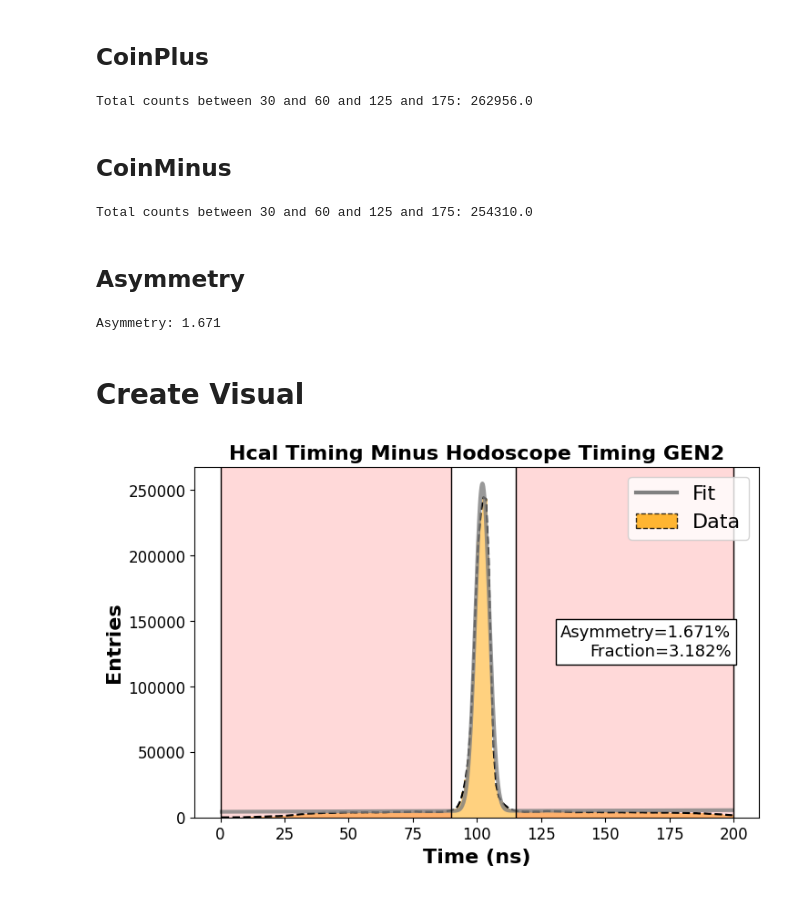
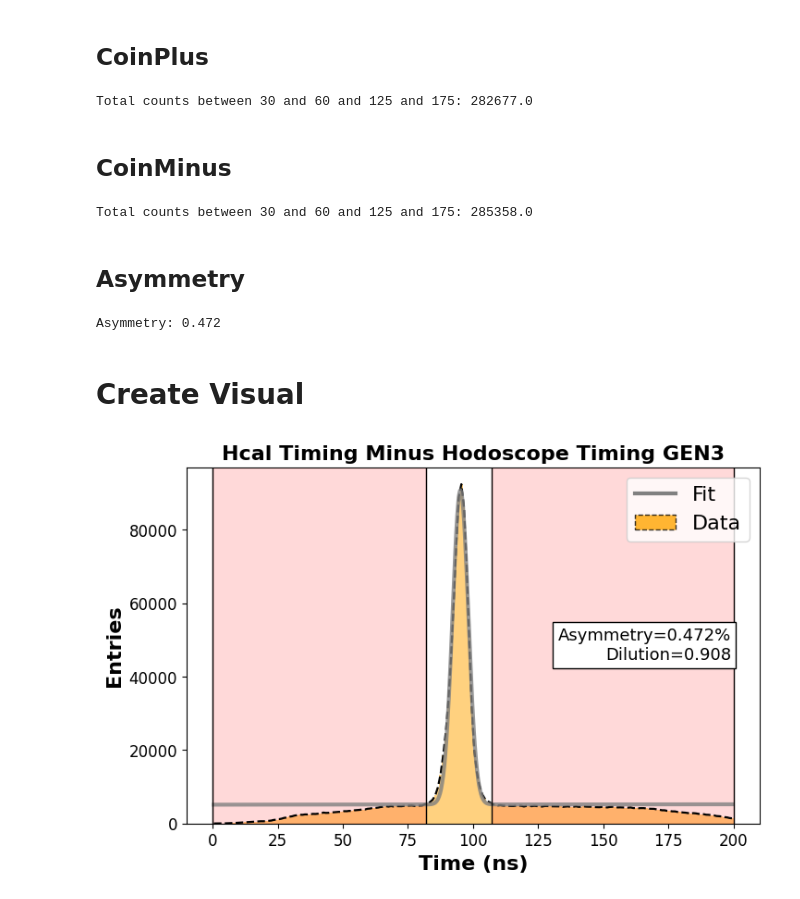
Before and after one commit to hp4xz/GEnAnalysis, a Jupyter notebook: analysis/CORRECTION_Accidentals.ipynb, the cells around one changed output. Drawn from its saved outputs; the diff is of its cells as text; code cells hidden in the pictures.

```diff
--- a/analysis/CORRECTION_Accidentals.ipynb
+++ b/analysis/CORRECTION_Accidentals.ipynb
@@ -27,6 +25,8 @@ Welcome to JupyROOT 6.26/06
 # %%
-config="2"
+config="3"
 def coincidence(config):
+    r.gErrorIgnoreLevel = r.kError  # Suppress Info and Warning messages
+
     gStyle.SetOptStat(0)
     gStyle.SetOptFit(1)
 
@@ -227,9 +211,9 @@ background_events, _ = quad(pol1, x_min, x_max, args=(c, d))
 total_events, _ = quad(fit_function, x_min, x_max, args=(a, mu, sigma, c, d))
 
 # Calculate the ratio
-ratio = np.round(100 * background_events / total_events,3)
+ratio = np.round(1- background_events / total_events,3)
 
-print(f"Total Events: {total_events} Background: {background_events} Ratio: {ratio}%")
+print(f"Total Events: {total_events} Background: {background_events} Dilution - D_Acc: {ratio}")
 
 # Plotting the data and the fit
 
@@ -288,7 +272,7 @@ for count_range_min, count_range_max in count_ranges:
 print(f"Total counts between 30 and 60 and 125 and 175: {total_counts}")
 countP=total_counts
 # %% [output]
-Total counts between 30 and 60 and 125 and 175: 262956.0
+Total counts between 30 and 60 and 125 and 175: 282677.0
 # %% [markdown]
 ## CoinMinus
 # %%
@@ -308,14 +292,14 @@ for count_range_min, count_range_max in count_ranges:
 print(f"Total counts between 30 and 60 and 125 and 175: {total_counts}")
 countM=total_counts
 # %% [output]
-Total counts between 30 and 60 and 125 and 175: 254310.0
+Total counts between 30 and 60 and 125 and 175: 285358.0
 # %% [markdown]
 ## Asymmetry
 # %%
 A=np.round(100*abs((countP-countM)/(countP+countM)),3)
 print("Asymmetry: "+str(A))
 # %% [output]
-Asymmetry: 1.671
+Asymmetry: 0.472
 # %% [markdown]
 # Create Visual
 # %%
@@ -326,32 +310,32 @@ bin_centers,bin_contents=coin
 plt.bar(bin_centers, bin_contents, width=(bin_centers[1] - bin_centers[0]), align='center', alpha=0.5,color='orange',label="Total Fit = bg+simN+simP")
 plt.plot(bin_centers, bin_contents,'--',color='black',linewidth=lw)
 #___________________________________________________________________________________________________________
 
 x_fit = np.linspace(min(bin_centers), max(bin_centers), 1000)
 plt.plot(x_fit, fit_function(x_fit, *params), 'grey',alpha=.8,linewidth=3, label='Fit')
 
 legend_elements = [
      Line2D([0], [0], color='grey', linewidth=3, linestyle='-', label='Fit'),
     Patch(facecolor='orange', edgecolor='black', linestyle='--', label='Data',alpha=.8)]
 plt.title(f'Hcal Timing Minus Hodoscope Timing GEN{config}',fontsize=fs,fontweight=fw)
 
 plt.legend(handles=legend_elements,loc='upper right',fontsize=fs)
 plt.xticks(fontsize=fs-4)
 plt.yticks(fontsize=fs-4)
 plt.xlabel('Time (ns)',fontsize=fs,fontweight=fw)
 plt.ylabel('Entries',fontsize=fs,fontweight=fw)
 
 for count_range_min, count_range_max in count_ranges:
     plt.axvspan(count_range_min, count_range_max, color='red', alpha=0.15)
     plt.axvline(count_range_min, color='black', linestyle='-', linewidth=1)
     plt.axvline(count_range_max, color='black', linestyle='-', linewidth=1)
-textstr = 'Asymmetry='+str(A)+'%\nFraction='+str(ratio)+'%'
+textstr = 'Asymmetry='+str(A)+'%\nDilution='+str(ratio)
 props = dict(boxstyle='square', facecolor='white', edgecolor='black')
 plt.text(0.95, 0.5, textstr, transform=plt.gca().transAxes, fontsize=13,
          verticalalignment='center', horizontalalignment='right', bbox=props)
 
 
 
 plt.savefig(f"../plots/CORRECTIONS_Accidental{config}")
 # %% [output]
-[figure, old version]
+[figure, new version]
```
Also changed, not shown: parts of 4 cells of this notebook, 6 other files.
